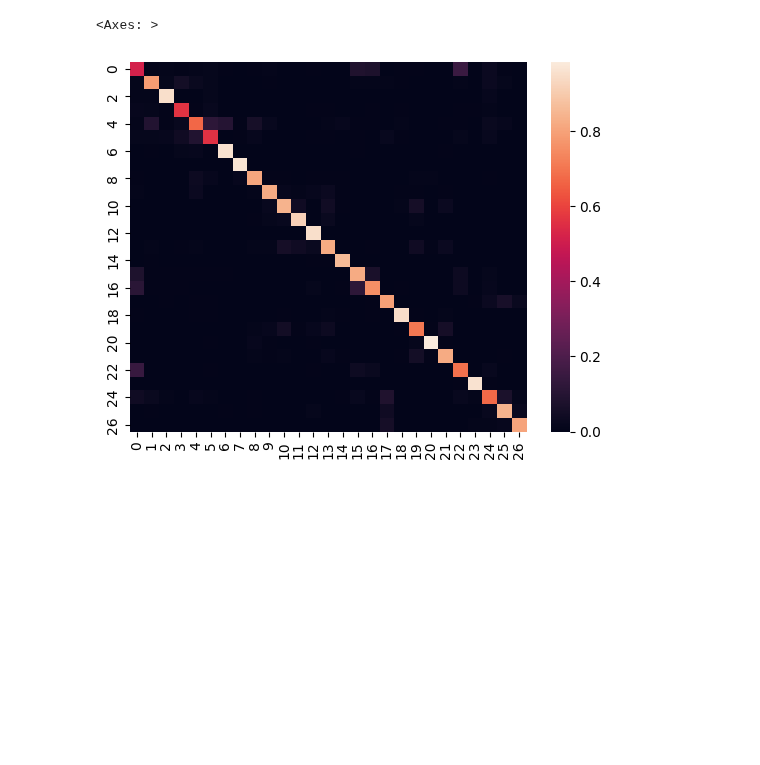
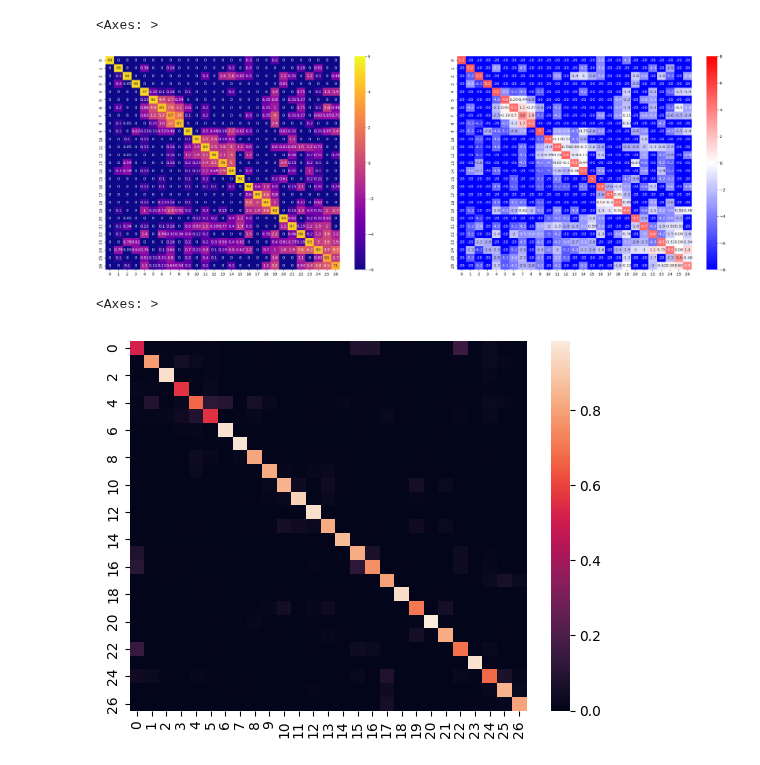
Before and after one commit to Konarovic/Rakuten, a Jupyter notebook: notebook/notebook_results_txt.ipynb, the cells around one changed output. Saved outputs shown, nothing was run; the diff lists cells and outputs as text; code cells hidden in the pictures; blank space fills up the shorter version.

```diff
--- a/notebook/notebook_results_txt.ipynb
+++ b/notebook/notebook_results_txt.ipynb
@@ -88,0 +138,8 @@ weighted avg       0.83      0.83      0.83     16984
+# %%
+# df_results = load_batch_results('results_benchmark_bert')
+df_results = load_batch_results('results_benchmark_bert')
+display(df_results)
+
+# col_to_convert = ['conf_mat_test', 'probs_test', 'pred_test', 'y_test']
+# for col in col_to_convert:
+    # df_results['conf_mat_test'] #= df_results['conf_mat_test'][~df_results['conf_mat_test'].isna()].apply(ast.literal_eval).apply(np.array)
@@ -89,3 +151,30 @@ weighted avg       0.83      0.83      0.83     16984
+# %%
+import seaborn as sns
+import matplotlib.pyplot as plt
+import numpy as np
+from scipy.cluster.hierarchy import linkage, leaves_list
+
+conf_mat = df_results.loc[0, 'conf_mat_test']
+chance_level = conf_mat.sum(axis=1)
+chance_level = chance_level / chance_level.sum()
+conf_mat = (conf_mat / conf_mat.sum(axis=1))
+
+Z = linkage(conf_mat, 'ward')
+order = leaves_list(Z)
+conf_mat = conf_mat[order, :]
+conf_mat = conf_mat[:, order]
+
+# conf_mat = conf_mat / chance_level
+conf_mat_log = np.log(conf_mat / (1/27) + 1e-6)/np.log(2)
+
+# np.fill_diagonal(conf_mat_log, (np.diag(conf_mat_log)-3)*3)
+
+f, axs = plt.subplots(figsize=(30, 10), nrows=1, ncols=2)
+sns.heatmap(conf_mat_log, vmin=-6, vmax=6, annot=np.round(conf_mat*100, 2), cmap=plt.cm.plasma, ax=axs[0])
+sns.heatmap(conf_mat_log, vmin=-8, vmax=8, annot=np.round(conf_mat_log, 2), cmap=plt.cm.bwr, ax=axs[1])
+# %% [output]
+<Axes: >
+[figure, added]
 # %%
 import seaborn as sns
 import matplotlib.pyplot as plt
```
Also changed, not shown: parts of 12 cells of this notebook, 5 other files.
